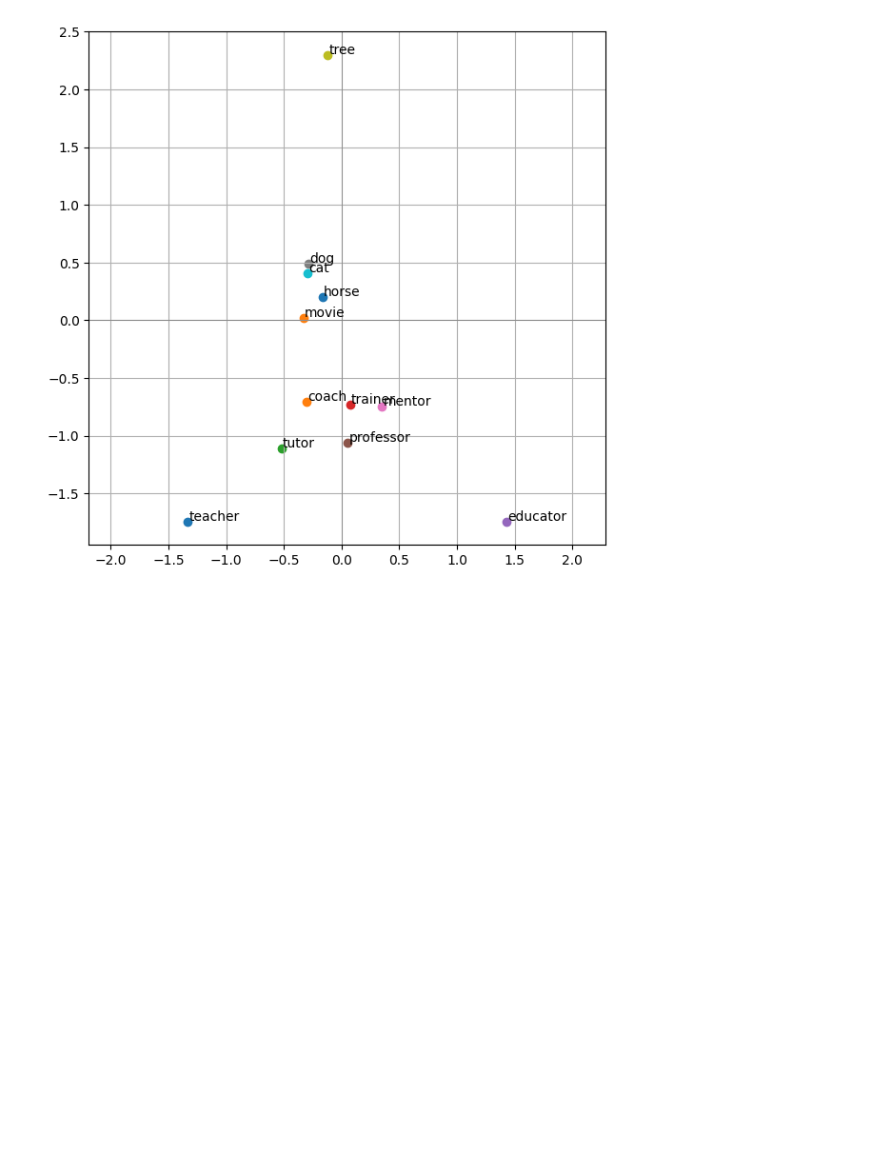
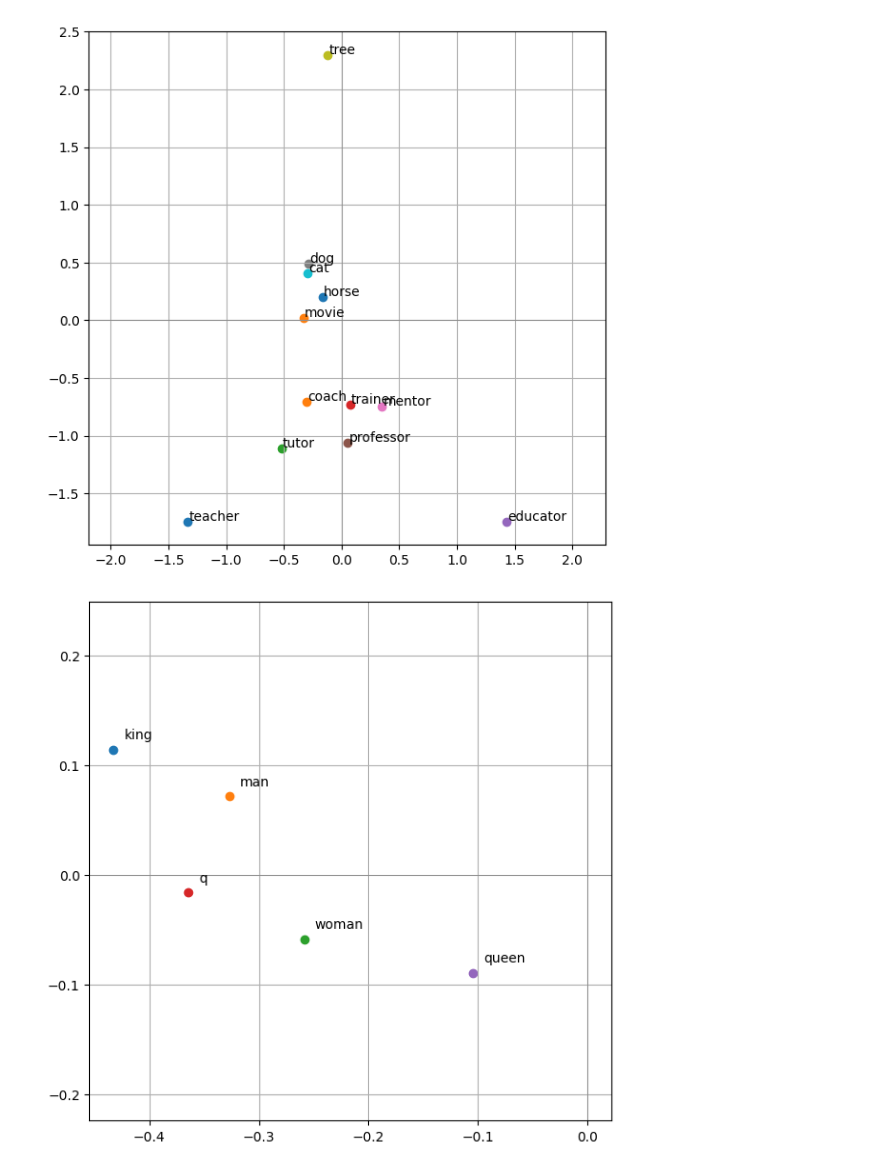
Before and after one commit to David-Arciniegas/RI, a Jupyter notebook: Taller-20251217-RI.ipynb, the cells around one changed output. Saved outputs shown, nothing was run; the diff lists cells and outputs as text; code cells hidden in the pictures; blank space fills up the shorter version.

```diff
--- a/Taller-20251217-RI.ipynb
+++ b/Taller-20251217-RI.ipynb
@@ -113,3 +113,7 @@ plt.axis('equal')
 plt.show()
 # %% [output]
 [figure]
+# %%
+a, va = 'king', vec('king')
+b, vb = 'man', vec('man')
+c, vc = 'woman', vec('woman')
@@ -115,0 +122,23 @@ plt.show()
+# %%
+points = {
+    'king': vec('king'),
+    'man': vec('man'),
+    'woman': vec('woman'),
+    'q': (va - vb + vc),
+    'queen': vec('queen')
+}
+
+
+plt.figure(figsize=(7, 7))
+for word, vector in points.items():
+    x, y = project(vector)
+    plt.scatter(x, y)
+    plt.text(x + 0.01, y + 0.01, word)
+
+plt.axhline(0, color='gray', lw=0.5)
+plt.axvline(0, color='gray', lw=0.5)
+plt.grid()
+plt.axis('equal')
+plt.show()
+# %% [output]
+[figure, added]
```
Also changed, not shown: parts of 1 cell of this notebook.
